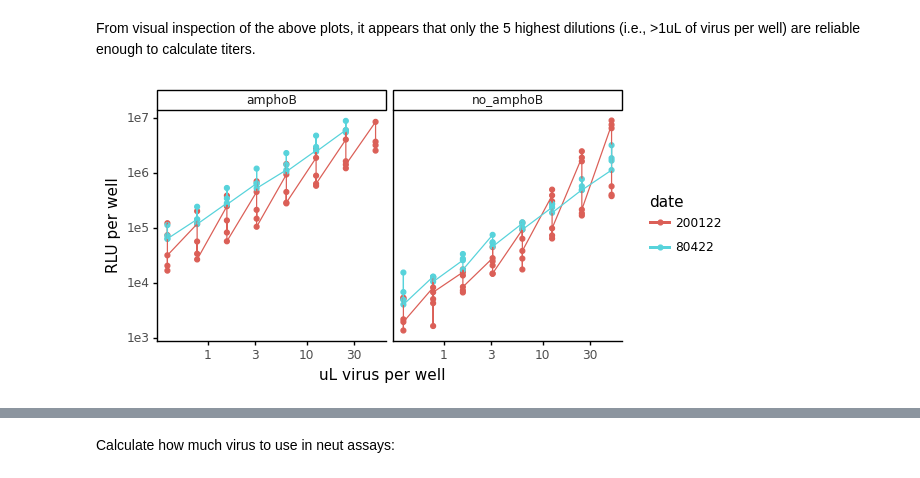
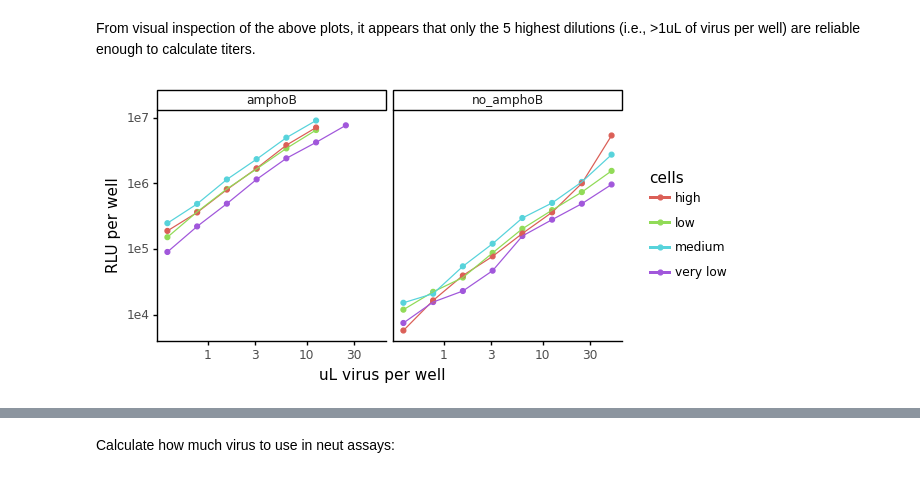
Before and after one commit to jbloomlab/Ace2_expression_neuts, a Jupyter notebook: virus_titers.ipynb, the cells around one changed output, grey strips where cells are left out. Cells and saved outputs as stored; diff of their text form; code cells hidden in the pictures.

```diff
--- a/virus_titers.ipynb
+++ b/virus_titers.ipynb
@@ -109,26 +113,26 @@ From visual inspection of the above plots, it appears that only the 5 highest di
 # %%
 #new
 ncol=min(8, titers['virus'].nunique())
 nrow=math.ceil(titers['virus'].nunique() / ncol)
 
 p = (ggplot(rep1_df.dropna()
             ) +
-     aes('uL_virus', 'RLU_per_well', group='date', color= 'date') +
+     aes('uL_virus', 'RLU_per_well', group='cells', color= 'cells') +
      geom_point(size=1.5) +
      geom_line() +
      scale_y_log10(name='RLU per well') +
      scale_x_log10(name='uL virus per well') +
      facet_wrap('amphoB', ncol=2) +
      theme_classic() +
      theme(axis_text_x=element_text(),
            figure_size=(6,3),
            )
      )
 
 _ = p.draw()
 plt.savefig('080422titersdilutions.png')
 # %% [output]
-[figure, old version]
+[figure, new version]
 # %%
 #new
 average_titers1 = (titers
```
Also changed, not shown: parts of 9 cells of this notebook, 16 other files.
